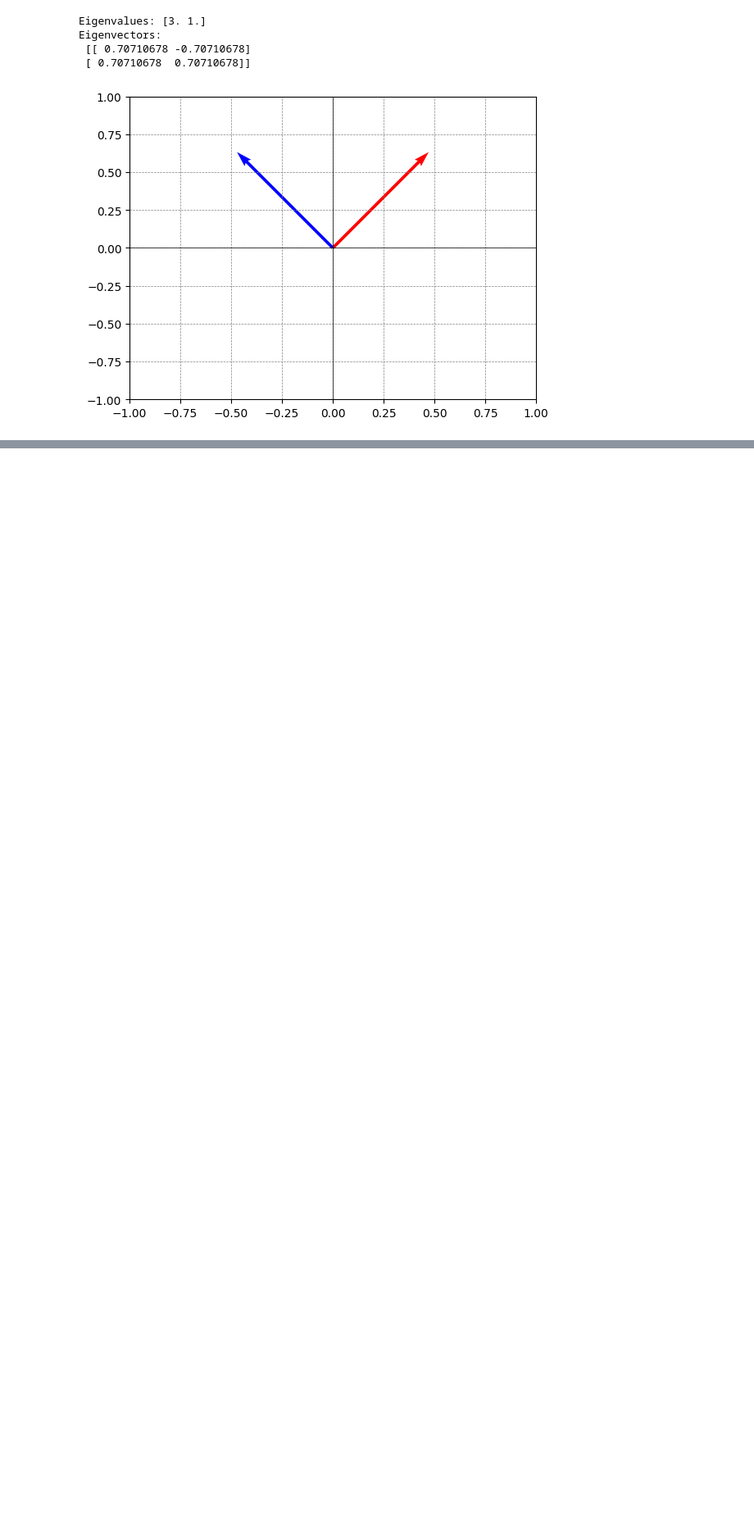
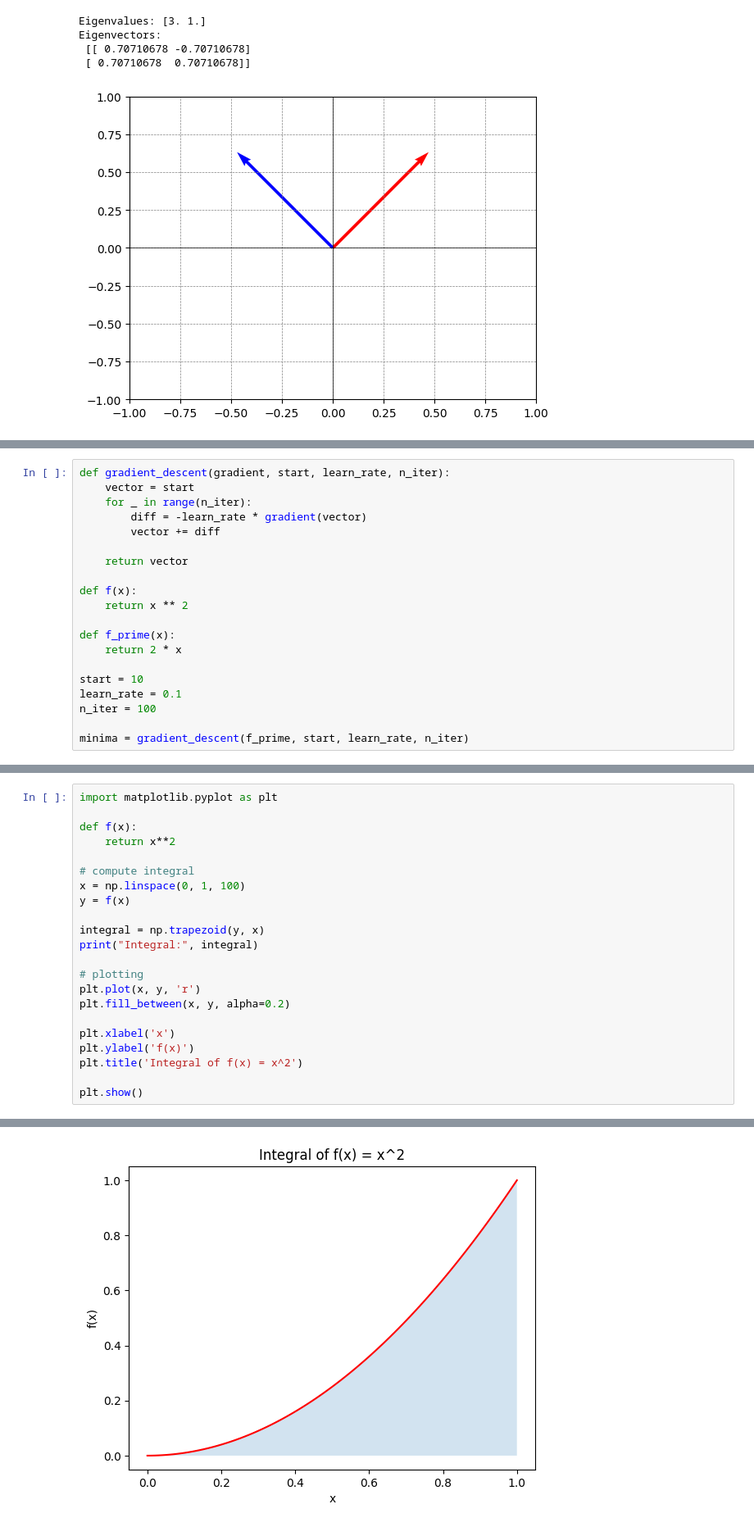
Before and after one commit to nthapa000/Machine_Learning_from_scratch, a Jupyter notebook: Module_1_Foundation_of_ML_AI/L2_LA_Calculus.ipynb, the cells around one changed output, grey strips where cells are left out. Shown at 82% size. Drawn from its saved outputs; the diff is of its cells as text; blank space fills up the shorter version.

```diff
--- a/Module_1_Foundation_of_ML_AI/L2_LA_Calculus.ipynb
+++ b/Module_1_Foundation_of_ML_AI/L2_LA_Calculus.ipynb
@@ -197,0 +266,20 @@ Eigenvectors:
+# %%
+def gradient_descent(gradient, start, learn_rate, n_iter):
+    vector = start
+    for _ in range(n_iter):
+        diff = -learn_rate * gradient(vector)
+        vector += diff
+
+    return vector
+
+def f(x):
+    return x ** 2
+
+def f_prime(x):
+    return 2 * x
+
+start = 10
+learn_rate = 0.1
+n_iter = 100
+
+minima = gradient_descent(f_prime, start, learn_rate, n_iter)
@@ -197,0 +300,23 @@ Eigenvectors:
+# %%
+import matplotlib.pyplot as plt
+
+def f(x):
+    return x**2
+
+# compute integral
+x = np.linspace(0, 1, 100)
+y = f(x)
+
+integral = np.trapezoid(y, x)
+print("Integral:", integral)
+
+# plotting
+plt.plot(x, y, 'r')
+plt.fill_between(x, y, alpha=0.2)
+
+plt.xlabel('x')
+plt.ylabel('f(x)')
+plt.title('Integral of f(x) = x^2')
+
+plt.show()
+# %% [output]
@@ -197,0 +324 @@ Eigenvectors:
+[figure, added]
```
Also changed, not shown: parts of 22 cells of this notebook, 2 other files.
